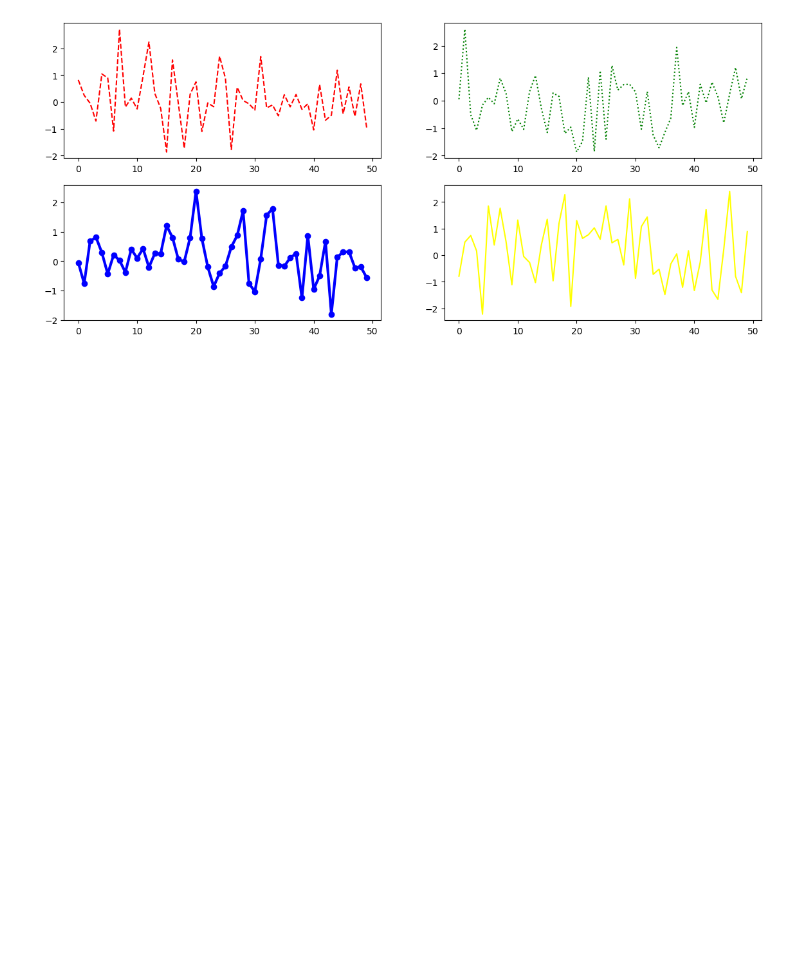
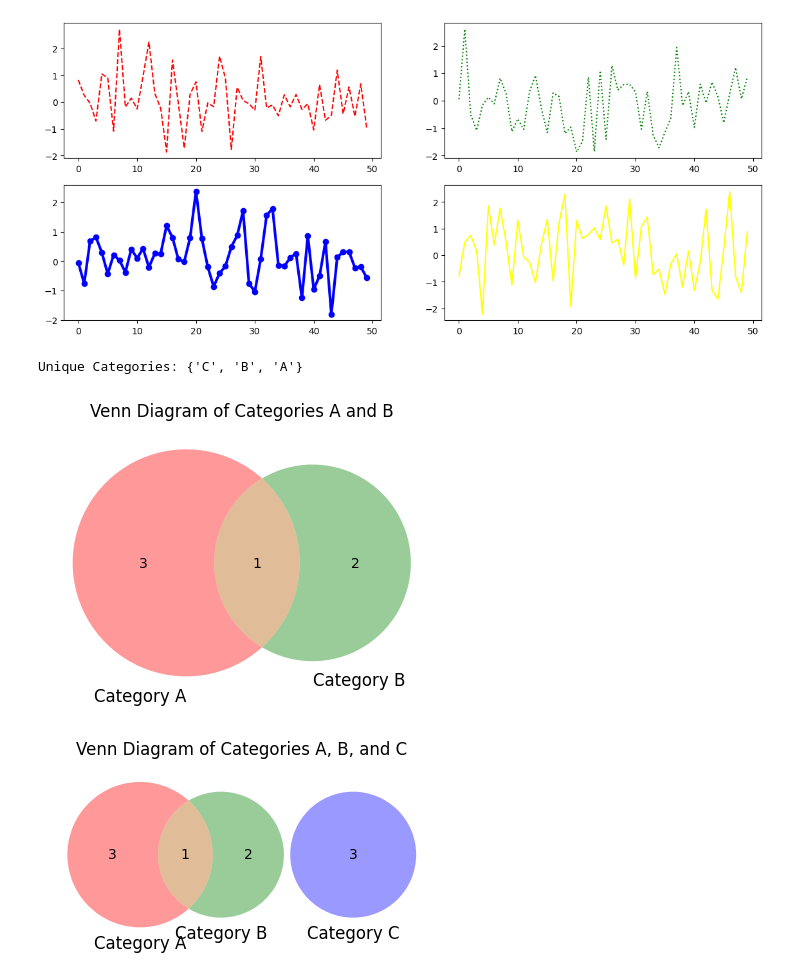
Before and after one commit to dabster108/Dataanalysis_numpy, a Jupyter notebook: Data_cleaning_visualization.ipynb, the cells around one changed output. Cells and saved outputs as stored; diff of their text form; code cells hidden in the pictures; blank space fills up the shorter version.

Commit message:
Set added using data visualization

```diff
--- a/Data_cleaning_visualization.ipynb
+++ b/Data_cleaning_visualization.ipynb
@@ -128,3 +128,40 @@ ax3.plot(np.random.randn(50), c='blue', marker='o', linewidth=3.0)
 fig
 # %% [output]
 [figure]
+# %%
+import numpy as np
+import pandas as pd
+import matplotlib.pyplot as plt
+from matplotlib_venn import venn2, venn3
+
+# Create a sample dataset
+data = {
+    "Category": ["A", "B", "A", "C", "B", "A", "C", "C", "B", "A"],
+    "Value": np.random.randint(10, 100, 10)
+}
+df = pd.DataFrame(data)
+
+# Using sets to find unique categories
+unique_categories = set(df["Category"])
+print("Unique Categories:", unique_categories)
+
+# Creating two sample sets for visualization
+set1 = set(df[df["Category"] == "A"]["Value"])
+set2 = set(df[df["Category"] == "B"]["Value"])
+set3 = set(df[df["Category"] == "C"]["Value"])
+
+# Plot a Venn diagram for two sets
+plt.figure(figsize=(5, 5))
+venn2([set1, set2], ("Category A", "Category B"))
+plt.title("Venn Diagram of Categories A and B")
+plt.show()
+
+# Plot a Venn diagram for three sets
+plt.figure(figsize=(5, 5))
+venn3([set1, set2, set3], ("Category A", "Category B", "Category C"))
+plt.title("Venn Diagram of Categories A, B, and C")
+plt.show()
+# %% [output]
+Unique Categories: {'C', 'B', 'A'}
+[figure, added]
+[figure, added]
```
